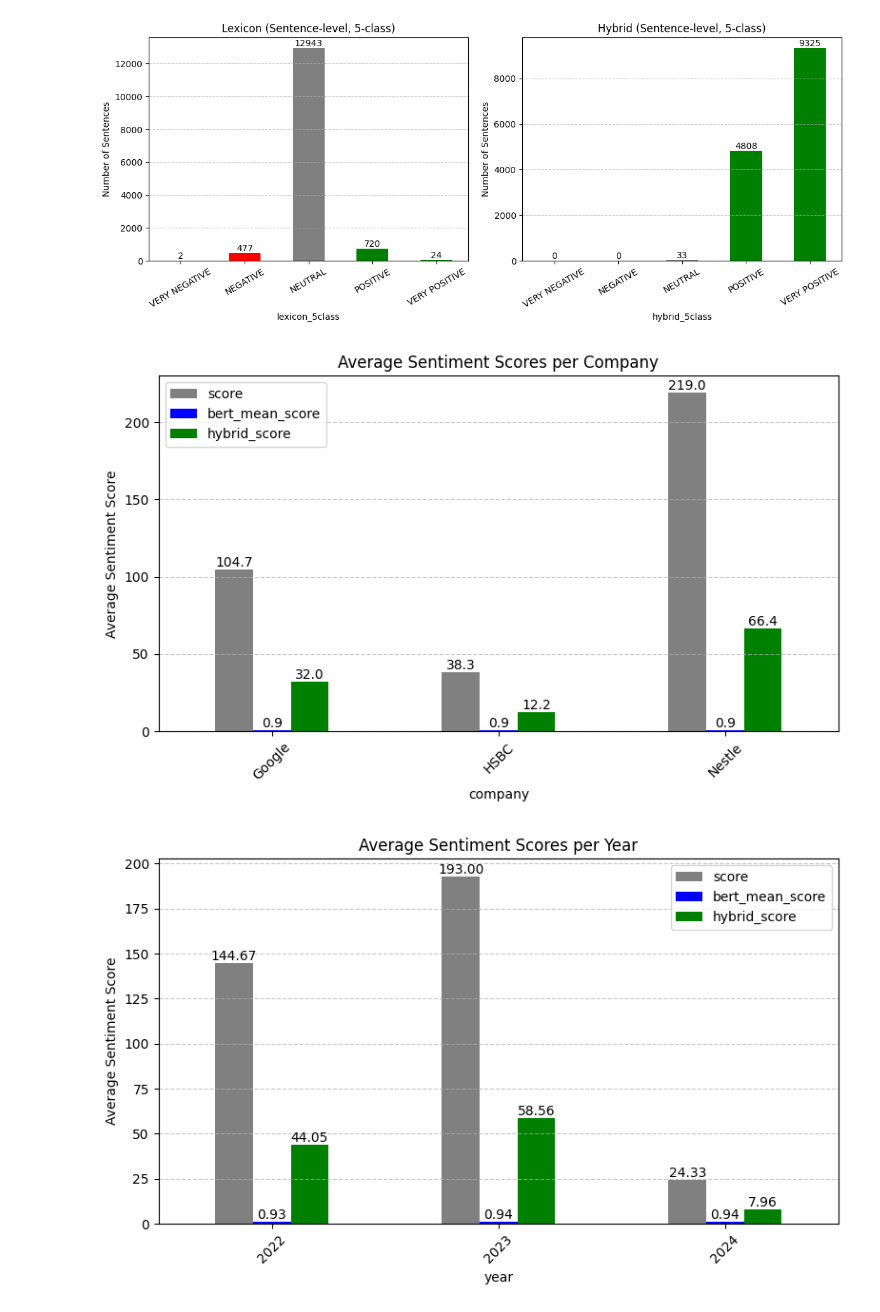
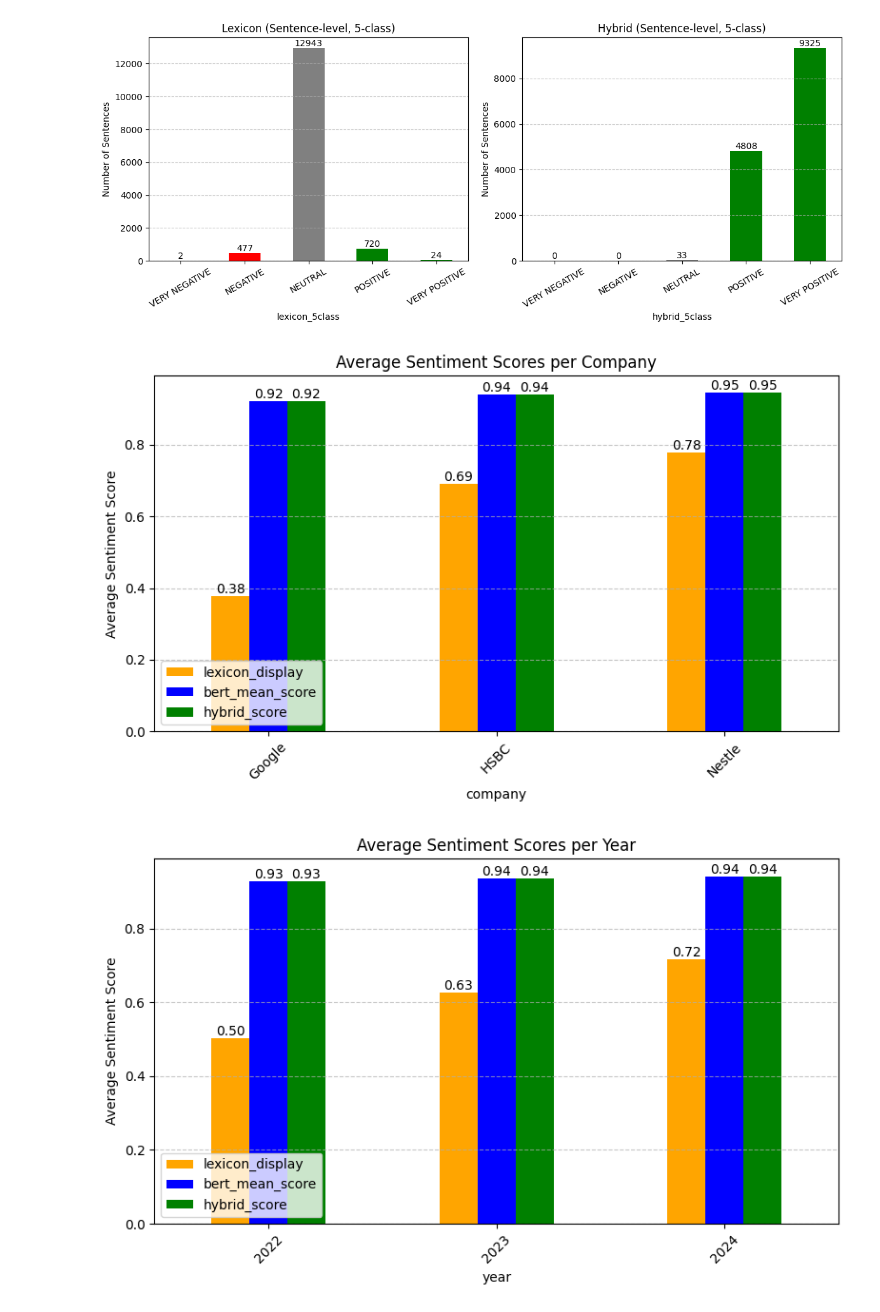
Before and after one commit to erenbg1/hybrid-esg-sentiment, a Jupyter notebook: notebooks/06_evaluation.ipynb, the cells around one changed output. Drawn from its saved outputs; the diff is of its cells as text; code cells hidden in the pictures.

```diff
--- a/notebooks/06_evaluation.ipynb
+++ b/notebooks/06_evaluation.ipynb
@@ -15,11 +15,11 @@ import matplotlib.pyplot as plt
 # Load 5-class CSVs
 baseline = pd.read_csv("../data/processed/distilbert_baseline_5class.csv")
 snippet = pd.read_csv("../data/processed/snippet_scores_5class.csv")
-hybrid  = pd.read_csv("../data/processed/hybrid_scores_5class.csv")
+hybrid_doc = pd.read_csv("../data/processed/hybrid_scores_5class.csv")
 
 print(f"✅ Baseline loaded: {baseline.shape}")
 print(f"✅ Snippet loaded: {snippet.shape}")
-print(f"✅ Hybrid loaded: {hybrid.shape}")
+print(f"✅ Hybrid_doc loaded: {hybrid_doc.shape}")
 
 # Define consistent class order and colors (positives = green, negatives = red, neutral = gray)
 class_order = ["VERY NEGATIVE", "NEGATIVE", "NEUTRAL", "POSITIVE", "VERY POSITIVE"]
@@ -96,13 +96,19 @@ plt.show()
 [figure]
 # %%
 # 4. Company-level aggregation
-company_means = hybrid.groupby("company")[["score","bert_mean_score","hybrid_score"]].mean()
+hybrid_doc['lexicon_display'] = (hybrid_doc['lexicon_score'] - hybrid_doc['lexicon_score'].min()) / (hybrid_doc['lexicon_score'].max() - hybrid_doc['lexicon_score'].min())
 
-ax = company_means.plot(kind="bar", figsize=(8,5), color=["gray","blue","green"])
+company_means = hybrid_doc.groupby("company")[["lexicon_display","bert_mean_score","hybrid_score"]].mean()
+
+ax = company_means.plot(
+    kind="bar",
+    figsize=(8,5),
+    color=["orange","blue","green"]
+)
 ax.set_title("Average Sentiment Scores per Company")
 ax.set_ylabel("Average Sentiment Score")
 for container in ax.containers:
-    ax.bar_label(container, fmt="%.1f")  # one decimal place
+    ax.bar_label(container, fmt="%.2f")
 
 plt.xticks(rotation=45)
 plt.grid(True, axis="y", linestyle="--", alpha=0.7)
@@ -110,26 +116,25 @@ plt.tight_layout()
 plt.savefig("../images/eval_company_means.png", dpi=300)
 plt.show()
 # %% [output]
-[figure, old version]
+[figure, new version]
 # %%
 # 5. Year-level aggregation
-year_means = hybrid.groupby("year")[["score","bert_mean_score","hybrid_score"]].mean()
+year_means = hybrid_doc.groupby("year")[["lexicon_display","bert_mean_score","hybrid_score"]].mean()
 
-ax = year_means.plot(kind="bar", figsize=(8,5), color=["gray","blue","green"])
+ax = year_means.plot(kind="bar", figsize=(8,5), color=["orange","blue","green"])
 ax.set_title("Average Sentiment Scores per Year")
 ax.set_ylabel("Average Sentiment Score")
 
-# Add value labels on top of bars
 for container in ax.containers:
-    ax.bar_label(container, fmt="%.2f")  # one decimal place
+    ax.bar_label(container, fmt="%.2f")
 
 plt.xticks(rotation=45)
 plt.grid(True, axis="y", linestyle="--", alpha=0.7)
 plt.tight_layout()
 plt.savefig("../images/eval_year_means.png", dpi=300)
 plt.show()
 # %% [output]
-[figure, old version]
+[figure, new version]
 # %%
 # 6. Error inspection: sample sentences with potential misclassification
 # Pick a few sample sentences from Baseline (sentence-level)
```
Also changed, not shown: parts of 2 cells of this notebook, 6 other files.
